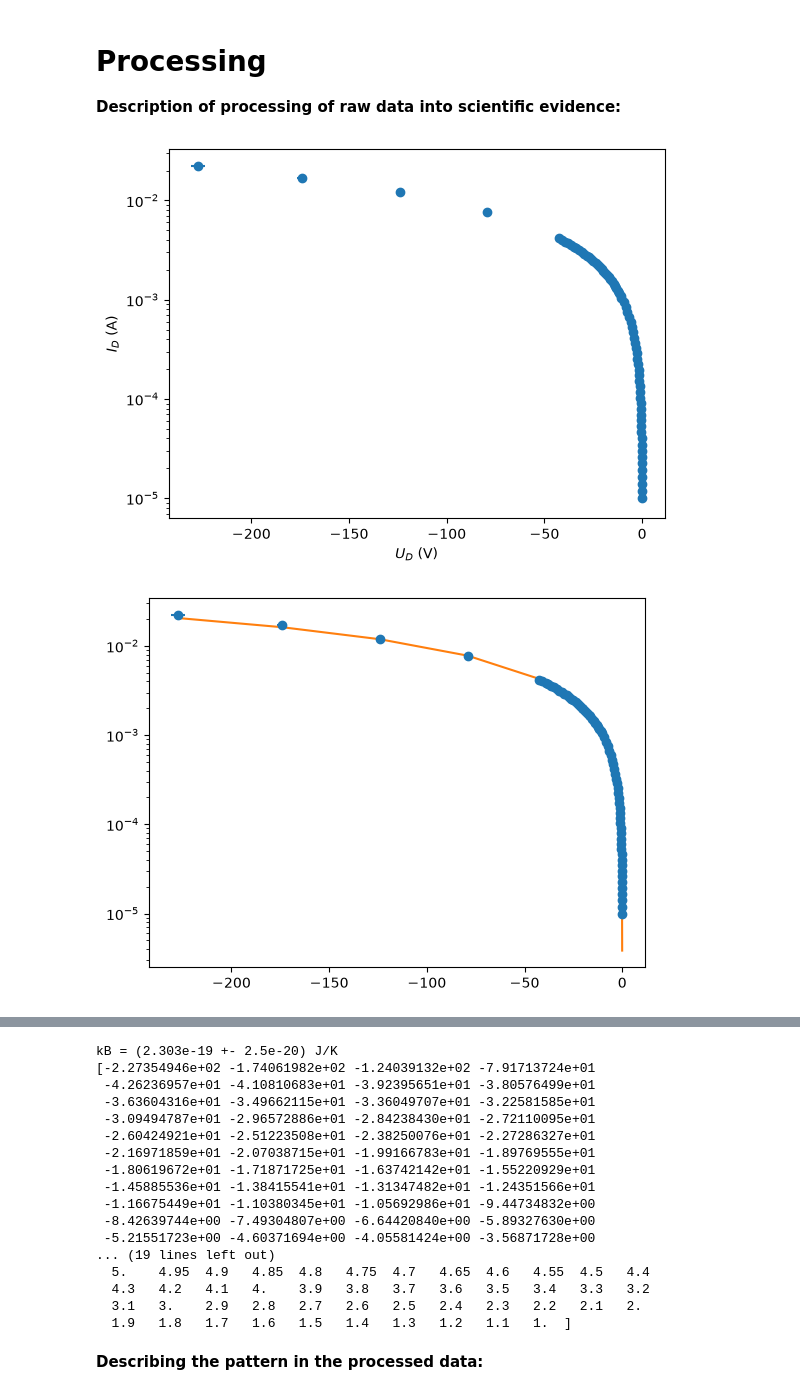
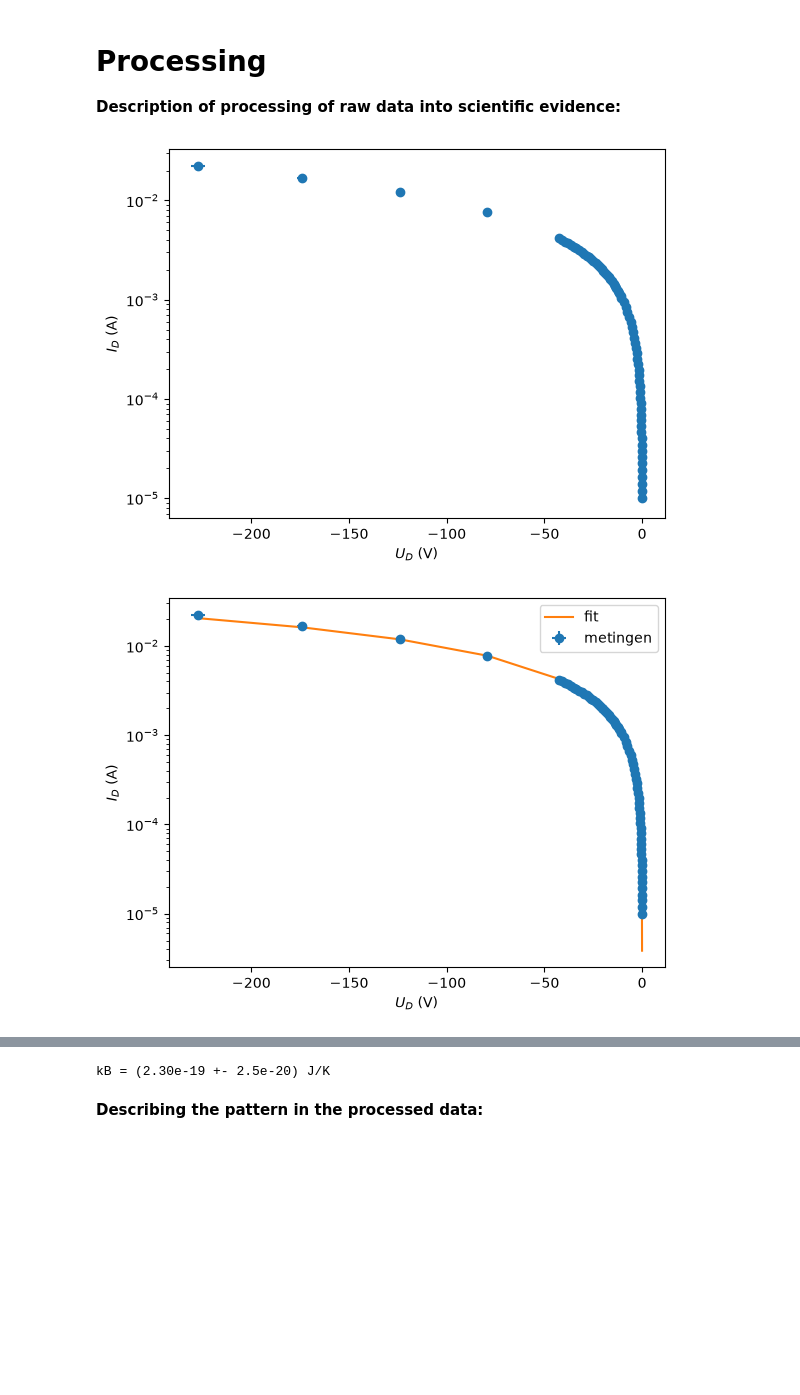
Before and after one commit to RikvDam/TN13015-Rik-Jan-EP1, a Jupyter notebook: BM_labjournaal.ipynb, the cells around one changed output, grey strips where cells are left out. Drawn from its saved outputs; the diff is of its cells as text; code cells hidden in the pictures; blank space fills up the shorter version.

```diff
--- a/BM_labjournaal.ipynb
+++ b/BM_labjournaal.ipynb
@@ -74,53 +74,56 @@ R3 = 328.27
 # Processing
 **Description of processing of raw data into scientific evidence:**
 # %%
-import numpy as np
-import matplotlib.pyplot as plt
-from scipy.optimize import curve_fit
-
 q = -1.602176634e-19      # C
 T, uT = 295.0, 1.0        # K
 n, un = 2.0, 0.1
 
-f = R3 / (R2 + R3)        # spanningsdeler: U = f * U_bron
+f = R3 / (R2 + R3)           # spanningsdeler: U = f * U_bron
+R_th = R2 * R3 / (R2 + R3)   # Thevenin-weerstand van de spanningsdeler (thx wikipedia)
 
-#Berekenen
 # Bewerkte data
-# KLOP NIE U_D = (f * V_Bron) - V_Weerstand
 I_D = V_Weerstand / R1
-R_th = R2 * R3 / (R2 + R3)
-U_D  = f * V_Bron - V_Weerstand - I_D * R_th
+U_D = f * V_Bron - V_Weerstand - I_D * R_th
 
+u_UD = np.sqrt((f * uV_Bron)**2 + ((1 + R_th / R1) * uV_Weerstand)**2)
+u_ID = uV_Weerstand / R1     # onzekerheid in R1 verwaarloosd
 
-u_UD = np.sqrt((f*uV_Bron)**2 + ((1 + R_th/R1)*uV_Weerstand)**2)
-u_ID = I_D * np.sqrt((uV_Weerstand / V_Weerstand) ** 2 + (uV_Weerstand / R1) ** 2)
-
-#Plotten
+# metingen (log-schaal)
 plt.errorbar(U_D, I_D, xerr=u_UD, yerr=u_ID, fmt="o")
 plt.yscale("log")
 plt.xlabel("$U_D$ (V)")
 plt.ylabel("$I_D$ (A)")
 plt.show()
 
 # Fitten
 def model(U, I0, b):
     return I0 * np.expm1(b * U)
 
 popt, pcov = curve_fit(model, U_D, I_D, p0=[1e-9, 20], sigma=u_ID, absolute_sigma=True)
 I0, b = popt
 ub = np.sqrt(pcov[1, 1])
 
-plt.errorbar(U_D, I_D, xerr=u_UD, yerr=u_ID, fmt="o")
-plt.plot(U_D, model(U_D, *popt))
+# metingen + fit (log-schaal)
+plt.errorbar(U_D, I_D, xerr=u_UD, yerr=u_ID, fmt="o", label="metingen")
+plt.plot(U_D, model(U_D, *popt), label="fit")
 plt.yscale("log")
+plt.xlabel("$U_D$ (V)")
+plt.ylabel("$I_D$ (A)")
+plt.legend()
 plt.show()
 
-# Boltzmann-constante (pls laat dit goed zijn)
+# metingen + fit (lineaire schaal)
+plt.errorbar(U_D, I_D, xerr=u_UD, yerr=u_ID, fmt="o", label="metingen")
+plt.plot(U_D, model(U_D, *popt), label="fit")
+plt.xlabel("$U_D$ (V)")
+plt.ylabel("$I_D$ (A)")
+plt.legend()
+plt.show()
+
+# Boltzmann-constante
 kB = -q / (b * n * T)
-u_kB = kB * np.sqrt((ub / b) ** 2 + (un / n) ** 2 + (uT / T) ** 2)
-print(f"kB = ({kB:.3e} +- {u_kB:.1e}) J/K")
-
-print(U_D, u_UD, V_Bron)
+u_kB = kB * np.sqrt((ub / b)**2 + (un / n)**2 + (uT / T)**2)
+print(f"kB = ({kB:.2e} +- {u_kB:.1e}) J/K")
 # %% [output]
 [figure]
-[figure, old version]
+[figure, new version]
@@ -127,20 +131,4 @@ print(U_D, u_UD, V_Bron)
-kB = (2.303e-19 +- 2.5e-20) J/K
-[-2.27354946e+02 -1.74061982e+02 -1.24039132e+02 -7.91713724e+01
- -4.26236957e+01 -4.10810683e+01 -3.92395651e+01 -3.80576499e+01
- -3.63604316e+01 -3.49662115e+01 -3.36049707e+01 -3.22581585e+01
- -3.09494787e+01 -2.96572886e+01 -2.84238430e+01 -2.72110095e+01
- -2.60424921e+01 -2.51223508e+01 -2.38250076e+01 -2.27286327e+01
- -2.16971859e+01 -2.07038715e+01 -1.99166783e+01 -1.89769555e+01
- -1.80619672e+01 -1.71871725e+01 -1.63742142e+01 -1.55220929e+01
- -1.45885536e+01 -1.38415541e+01 -1.31347482e+01 -1.24351566e+01
- -1.16675449e+01 -1.10380345e+01 -1.05692986e+01 -9.44734832e+00
- -8.42639744e+00 -7.49304807e+00 -6.64420840e+00 -5.89327630e+00
- -5.21551723e+00 -4.60371694e+00 -4.05581424e+00 -3.56871728e+00
-... (19 lines left out)
-  5.    4.95  4.9   4.85  4.8   4.75  4.7   4.65  4.6   4.55  4.5   4.4
-  4.3   4.2   4.1   4.    3.9   3.8   3.7   3.6   3.5   3.4   3.3   3.2
-  3.1   3.    2.9   2.8   2.7   2.6   2.5   2.4   2.3   2.2   2.1   2.
-  1.9   1.8   1.7   1.6   1.5   1.4   1.3   1.2   1.1   1.  ]
+kB = (2.30e-19 +- 2.5e-20) J/K
 # %%
 #Data processing and analysis:
 # %%
```
Also changed, not shown: parts of 1 cell of this notebook.
